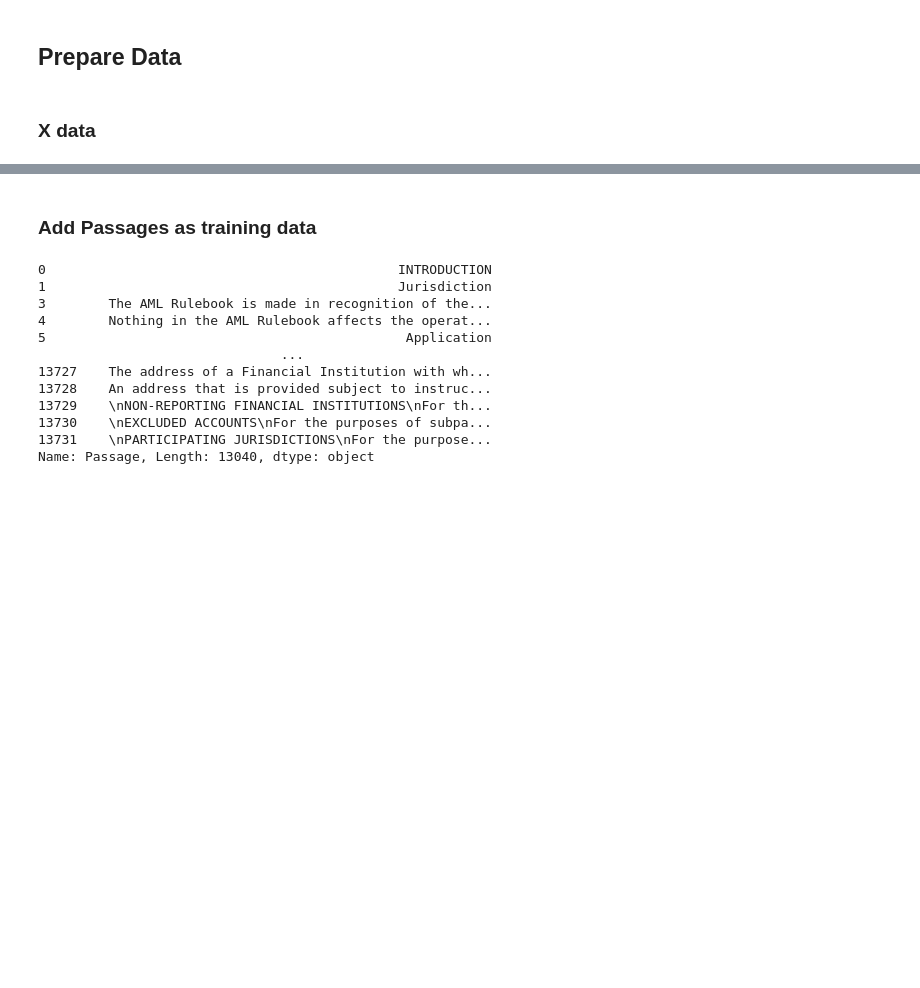
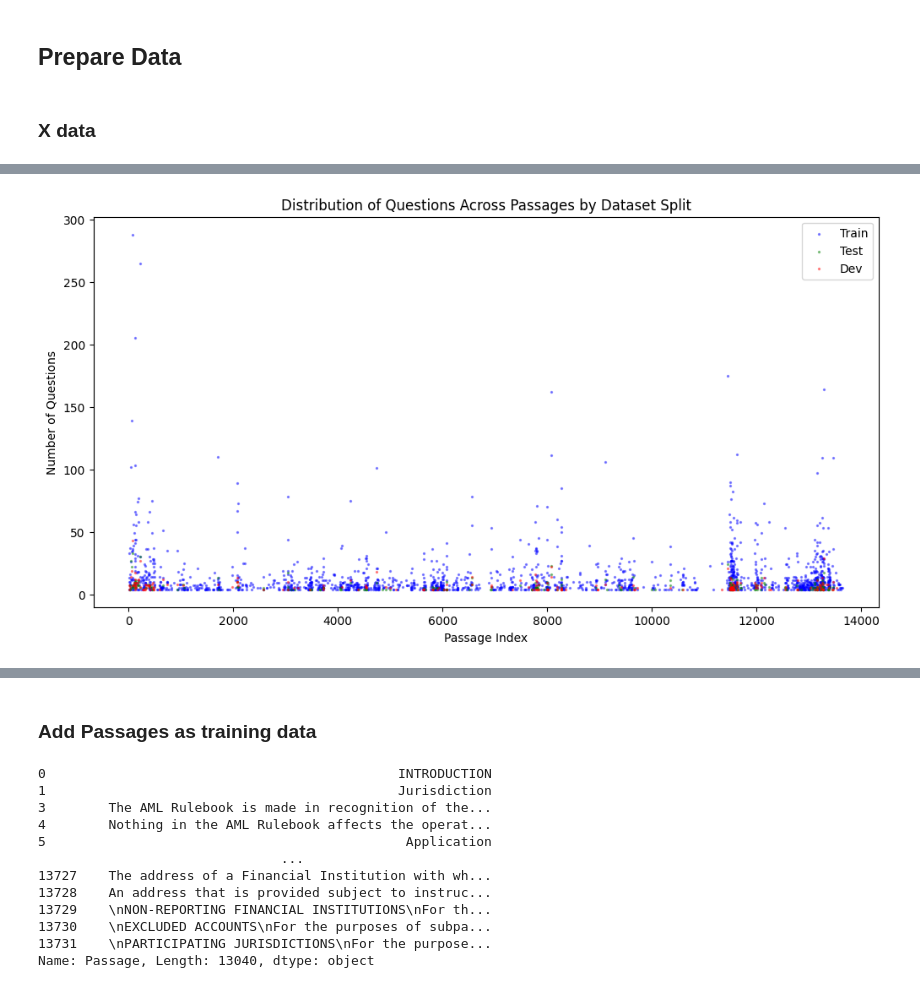
Before and after one commit to davidsequera/LegalRanker, a Jupyter notebook: main.ipynb, the cells around one changed output, grey strips where cells are left out. Saved outputs shown, nothing was run; the diff lists cells and outputs as text; code cells hidden in the pictures; blank space fills up the shorter version.

```diff
--- a/main.ipynb
+++ b/main.ipynb
@@ -347,0 +347,24 @@ questions_texts, questions_passages = prepare_questions(questions,id_casting ,id
+# %%
+questions_texts, questions_passages = prepare_questions(questions,id_casting ,id_to_index)
+questions_train_texts, questions_train_passages = prepare_questions(questions_train,id_casting ,id_to_index)
+questions_test_texts, questions_test_passages = prepare_questions(questions_test,id_casting ,id_to_index)
+questions_dev_texts, questions_dev_passages = prepare_questions(questions_dev,id_casting ,id_to_index)
+# %%
+def count_indices(questions_passages):
+    indices = [0]*passages['Passage'].shape[0]
+    for arr in questions_passages:
+        for i in arr:
+            indices[i] += 1
+    return indices
+# %%
+# Example data (replace this with your actual data)
+data = {
+    'passage_index': range(passages['Passage'].shape[0]),  # Assuming passages are indexed from 1 to 100
+    'train_count':count_indices(questions_train_passages) ,  # Sample counts; replace with real counts
+    'test_count': count_indices(questions_test_passages),
+    'dev_count': count_indices(questions_dev_passages)
+}
+
+# Create a DataFrame
+df = pd.DataFrame(data)
+df
@@ -347,0 +385,21 @@ questions_texts, questions_passages = prepare_questions(questions,id_casting ,id
+# %%
+# Filter out zero values for each count column
+df_train = df[df['train_count'] > 3]
+df_test = df[df['test_count'] > 3]
+df_dev = df[df['dev_count'] > 3]
+
+# Plotting the scatter plot without zeros
+plt.figure(figsize=(12, 6))
+plt.scatter(df_train['passage_index'], df_train['train_count'], label='Train', alpha=0.4, color='blue', s=2)
+plt.scatter(df_test['passage_index'], df_test['test_count'], label='Test', alpha=0.4, color='green', s=2)
+plt.scatter(df_dev['passage_index'], df_dev['dev_count'], label='Dev', alpha=0.4, color='red',s=2)
+
+# Labels and legend
+plt.xlabel('Passage Index')
+plt.ylabel('Number of Questions')
+plt.title('Distribution of Questions Across Passages by Dataset Split')
+plt.legend(loc='upper right')
+
+plt.show()
+# %% [output]
+[figure, added]
```
Also changed, not shown: parts of 21 cells of this notebook, 1 other file.
